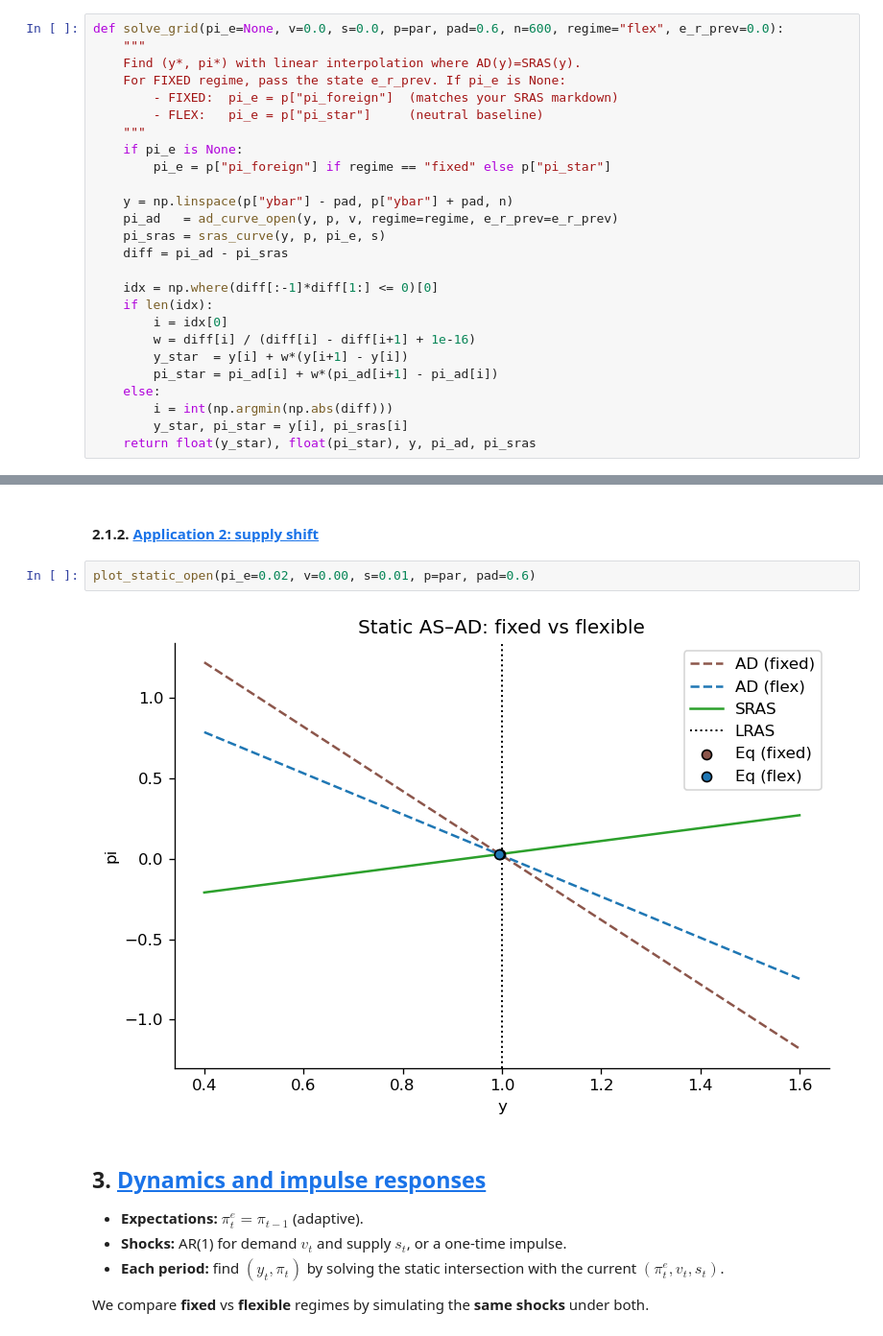
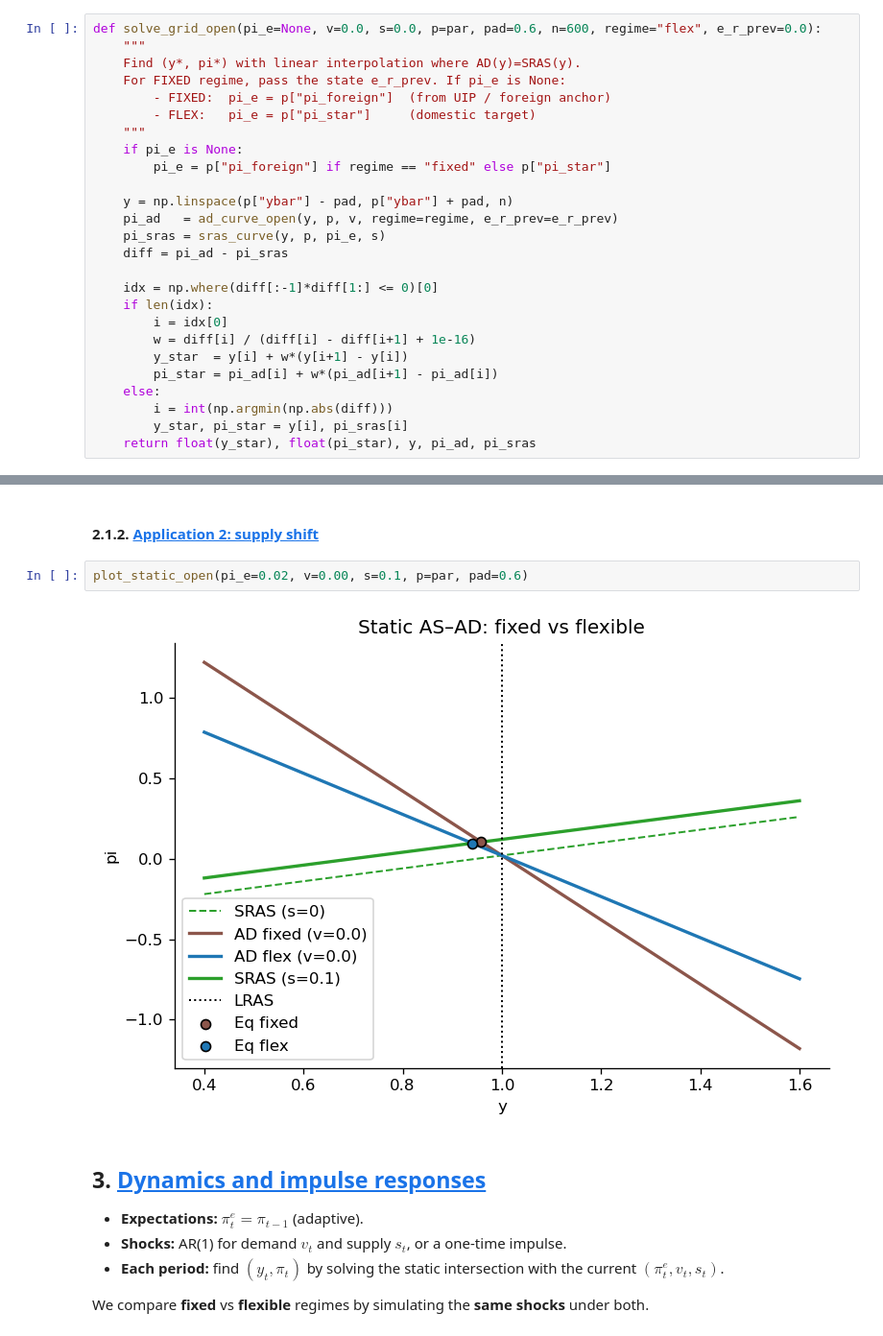
Before and after one commit to NumEconCopenhagen/ProgEcon-lectures, a Jupyter notebook: 11_ASAD/02_ASAD_open.ipynb, the cells around one changed output, grey strips where cells are left out. Shown at 96% size. Saved outputs shown, nothing was run; the diff lists cells and outputs as text.

```diff
--- a/11_ASAD/02_ASAD_open.ipynb
+++ b/11_ASAD/02_ASAD_open.ipynb
@@ -135,10 +141,10 @@ def sras_curve(y, p, pi_e, s):
 # %%
-def solve_grid(pi_e=None, v=0.0, s=0.0, p=par, pad=0.6, n=600, regime="flex", e_r_prev=0.0):
+def solve_grid_open(pi_e=None, v=0.0, s=0.0, p=par, pad=0.6, n=600, regime="flex", e_r_prev=0.0):
     """
     Find (y*, pi*) with linear interpolation where AD(y)=SRAS(y).
     For FIXED regime, pass the state e_r_prev. If pi_e is None:
-        - FIXED:  pi_e = p["pi_foreign"]  (matches your SRAS markdown)
-        - FLEX:   pi_e = p["pi_star"]     (neutral baseline)
+        - FIXED:  pi_e = p["pi_foreign"]  (from UIP / foreign anchor)
+        - FLEX:   pi_e = p["pi_star"]     (domestic target)
     """
     if pi_e is None:
         pi_e = p["pi_foreign"] if regime == "fixed" else p["pi_star"]
@@ -192,9 +247,9 @@ plot_static_open(pi_e=0.02, v=0.02, s=0.00, p=par, pad=0.6)
 # %% [markdown]
 #### 2.1.2. <a id='toc2_1_2_'></a>[Application 2: supply shift](#toc0_)
 # %%
-plot_static_open(pi_e=0.02, v=0.00, s=0.01, p=par, pad=0.6)
+plot_static_open(pi_e=0.02, v=0.00, s=0.1, p=par, pad=0.6)
 # %% [output]
-[figure, old version]
+[figure, new version]
 # %% [markdown]
 ## 3. <a id='toc3_'></a>[Dynamics and impulse responses](#toc0_)
 
```
Also changed, not shown: parts of 12 cells of this notebook, 1 other file.
